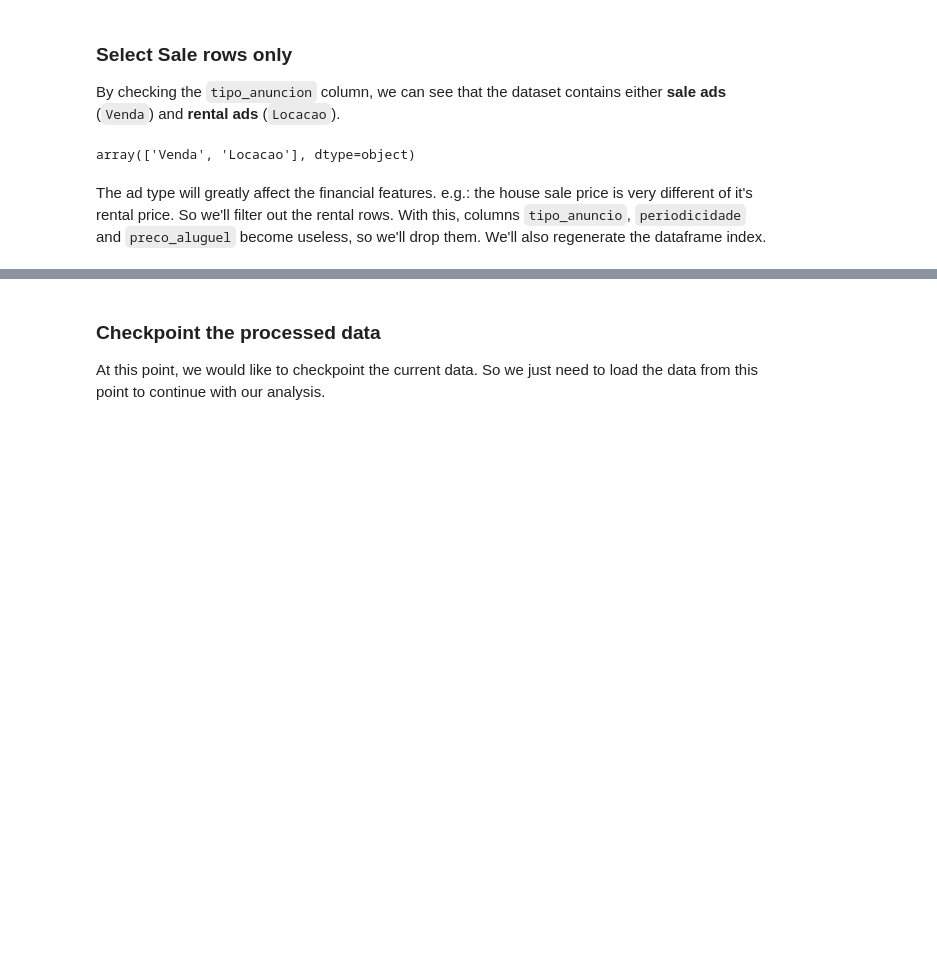
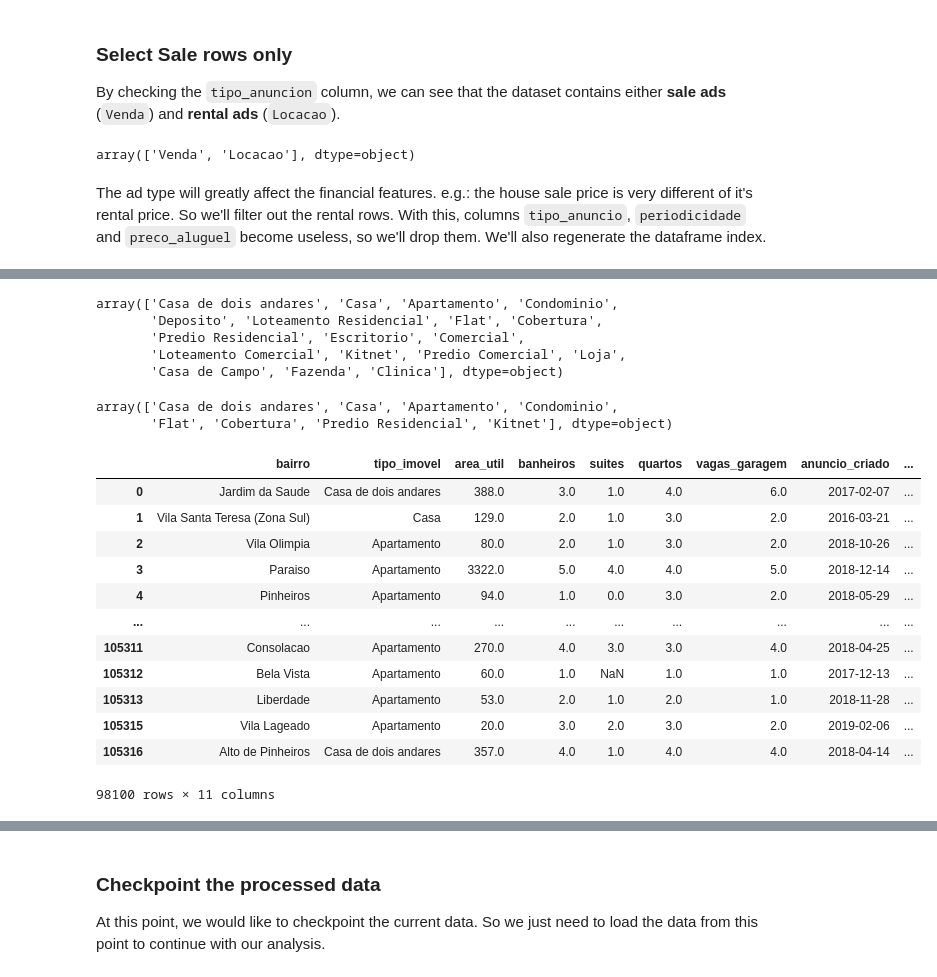
Before and after one commit to TheCamilovisk/HousePricePredictionApp, a Jupyter notebook: notebooks/01-exploratory-data-analysis.ipynb, the cells around one changed output, grey strips where cells are left out. Drawn from its saved outputs; the diff is of its cells as text; code cells hidden in the pictures; blank space fills up the shorter version.

```diff
--- a/notebooks/01-exploratory-data-analysis.ipynb
+++ b/notebooks/01-exploratory-data-analysis.ipynb
@@ -217,0 +231,44 @@ sp_house_prices.head()
+# %%
+sp_house_prices.tipo_imovel.unique()
+# %% [output]
+array(['Casa de dois andares', 'Casa', 'Apartamento', 'Condominio',
+       'Deposito', 'Loteamento Residencial', 'Flat', 'Cobertura',
+       'Predio Residencial', 'Escritorio', 'Comercial',
+       'Loteamento Comercial', 'Kitnet', 'Predio Comercial', 'Loja',
+       'Casa de Campo', 'Fazenda', 'Clinica'], dtype=object)
+# %%
+sp_house_prices = sp_house_prices[
+    sp_house_prices.tipo_imovel.isin(
+        [
+            "Casa",
+            "Casa de dois andares",
+            "Apartamento",
+            "Condominio",
+            "Flat",
+            "Cobertura",
+            "Kitnet",
+            "Predio Residencial",
+        ]
+    )
+].copy()
+
+sp_house_prices.tipo_imovel.unique()
+# %% [output]
+array(['Casa de dois andares', 'Casa', 'Apartamento', 'Condominio',
+       'Flat', 'Cobertura', 'Predio Residencial', 'Kitnet'], dtype=object)
+# %%
+sp_house_prices
+# %% [output]
+|  | bairro | tipo_imovel | area_util | banheiros | suites | quartos | vagas_garagem | anuncio_criado | ... |
+| 0 | Jardim da Saude | Casa de dois andares | 388.0 | 3.0 | 1.0 | 4.0 | 6.0 | 2017-02-07 | ... |
+| 1 | Vila Santa Teresa (Zona Sul) | Casa | 129.0 | 2.0 | 1.0 | 3.0 | 2.0 | 2016-03-21 | ... |
+| 2 | Vila Olimpia | Apartamento | 80.0 | 2.0 | 1.0 | 3.0 | 2.0 | 2018-10-26 | ... |
+| 3 | Paraiso | Apartamento | 3322.0 | 5.0 | 4.0 | 4.0 | 5.0 | 2018-12-14 | ... |
+| 4 | Pinheiros | Apartamento | 94.0 | 1.0 | 0.0 | 3.0 | 2.0 | 2018-05-29 | ... |
+| ... | ... | ... | ... | ... | ... | ... | ... | ... | ... |
+| 105311 | Consolacao | Apartamento | 270.0 | 4.0 | 3.0 | 3.0 | 4.0 | 2018-04-25 | ... |
+| 105312 | Bela Vista | Apartamento | 60.0 | 1.0 | NaN | 1.0 | 1.0 | 2017-12-13 | ... |
+| 105313 | Liberdade | Apartamento | 53.0 | 2.0 | 1.0 | 2.0 | 1.0 | 2018-11-28 | ... |
+| 105315 | Vila Lageado | Apartamento | 20.0 | 3.0 | 2.0 | 3.0 | 2.0 | 2019-02-06 | ... |
+| 105316 | Alto de Pinheiros | Casa de dois andares | 357.0 | 4.0 | 1.0 | 4.0 | 4.0 | 2018-04-14 | ... |
+98100 rows × 11 columns
```
Also changed, not shown: parts of 9 cells of this notebook.
